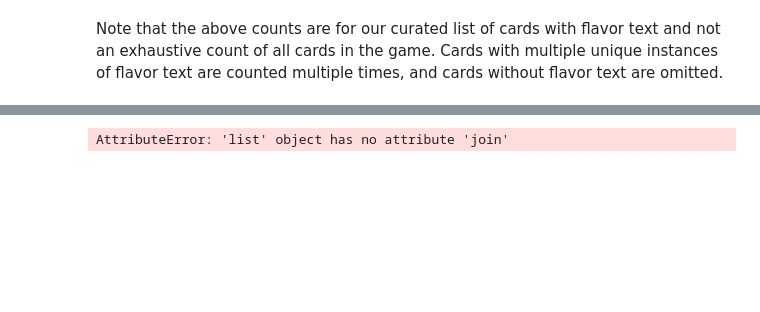
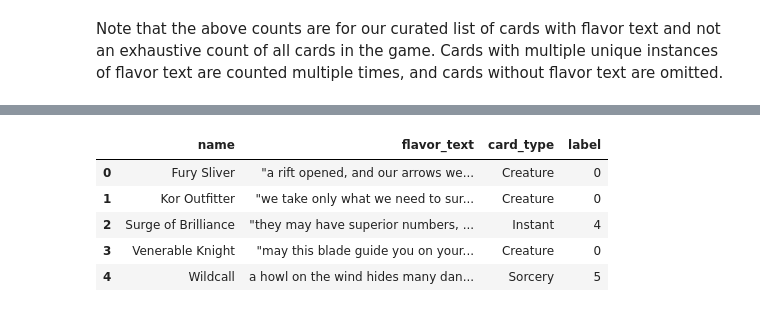
Before and after one commit to ghpetty/MtG_ClassyFlavor, a Jupyter notebook: Type_Flavor.ipynb, the cells around one changed output, grey strips where cells are left out. Saved outputs shown, nothing was run; the diff lists cells and outputs as text; code cells hidden in the pictures; blank space fills up the shorter version.

```diff
--- a/Type_Flavor.ipynb
+++ b/Type_Flavor.ipynb
@@ -102,3 +127,12 @@ Note that the above counts are for our curated list of cards with flavor text an
 # %%
+data_monotype = data[['name','flavor_text','card_type']].loc[data['card_type'].isin(type_list)]
+type_label_map = {i:j for i,j in zip(type_list,range(6))}
+data_monotype['label'] = data_monotype['card_type'].map(type_label_map)
+data_monotype.head()
 # %% [output]
-AttributeError: 'list' object has no attribute 'join'
+|  | name | flavor_text | card_type | label |
+| 0 | Fury Sliver | "a rift opened, and our arrows we... | Creature | 0 |
+| 1 | Kor Outfitter | "we take only what we need to sur... | Creature | 0 |
+| 2 | Surge of Brilliance | "they may have superior numbers, ... | Instant | 4 |
+| 3 | Venerable Knight | "may this blade guide you on your... | Creature | 0 |
+| 4 | Wildcall | a howl on the wind hides many dan... | Sorcery | 5 |
```
Also changed, not shown: parts of 18 cells of this notebook.
